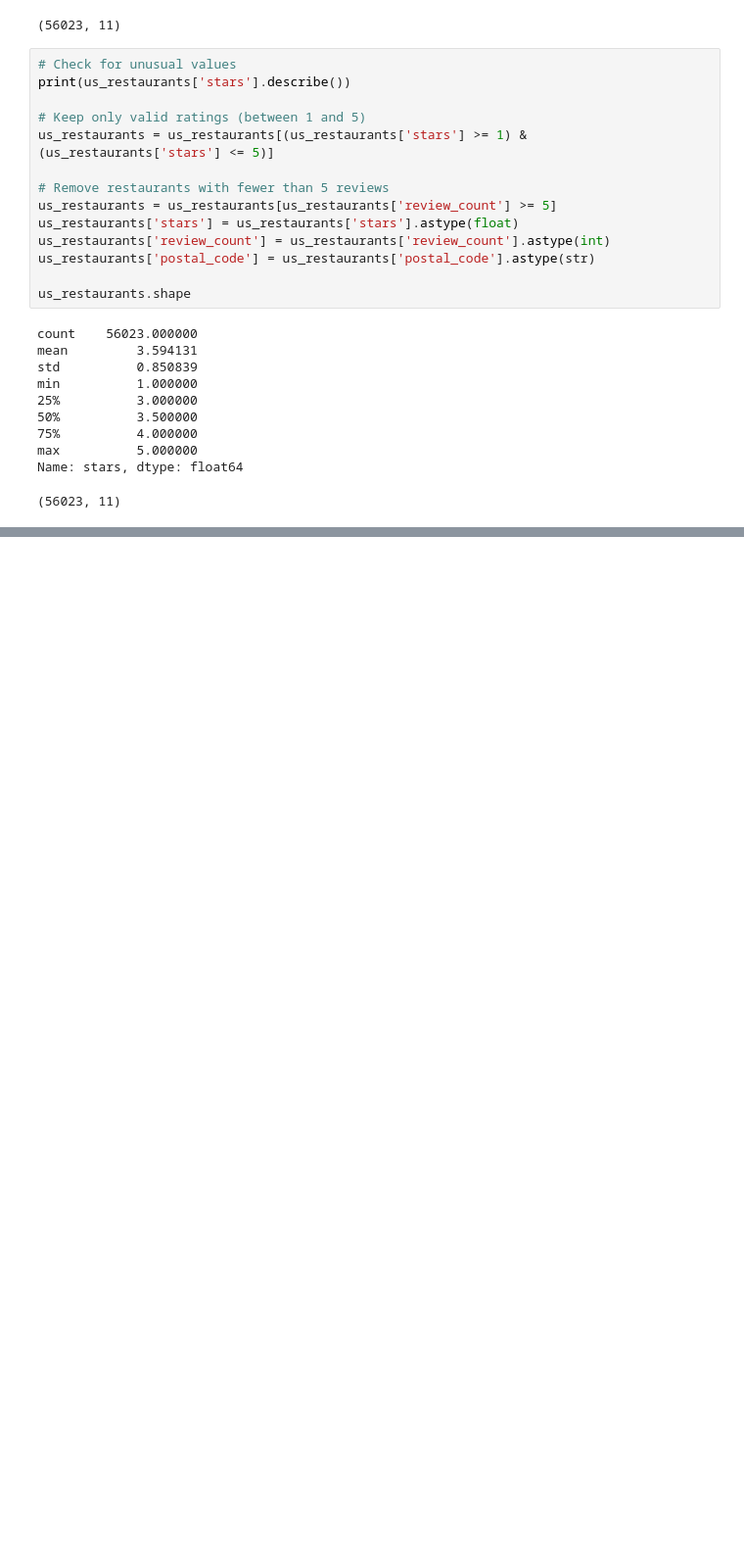
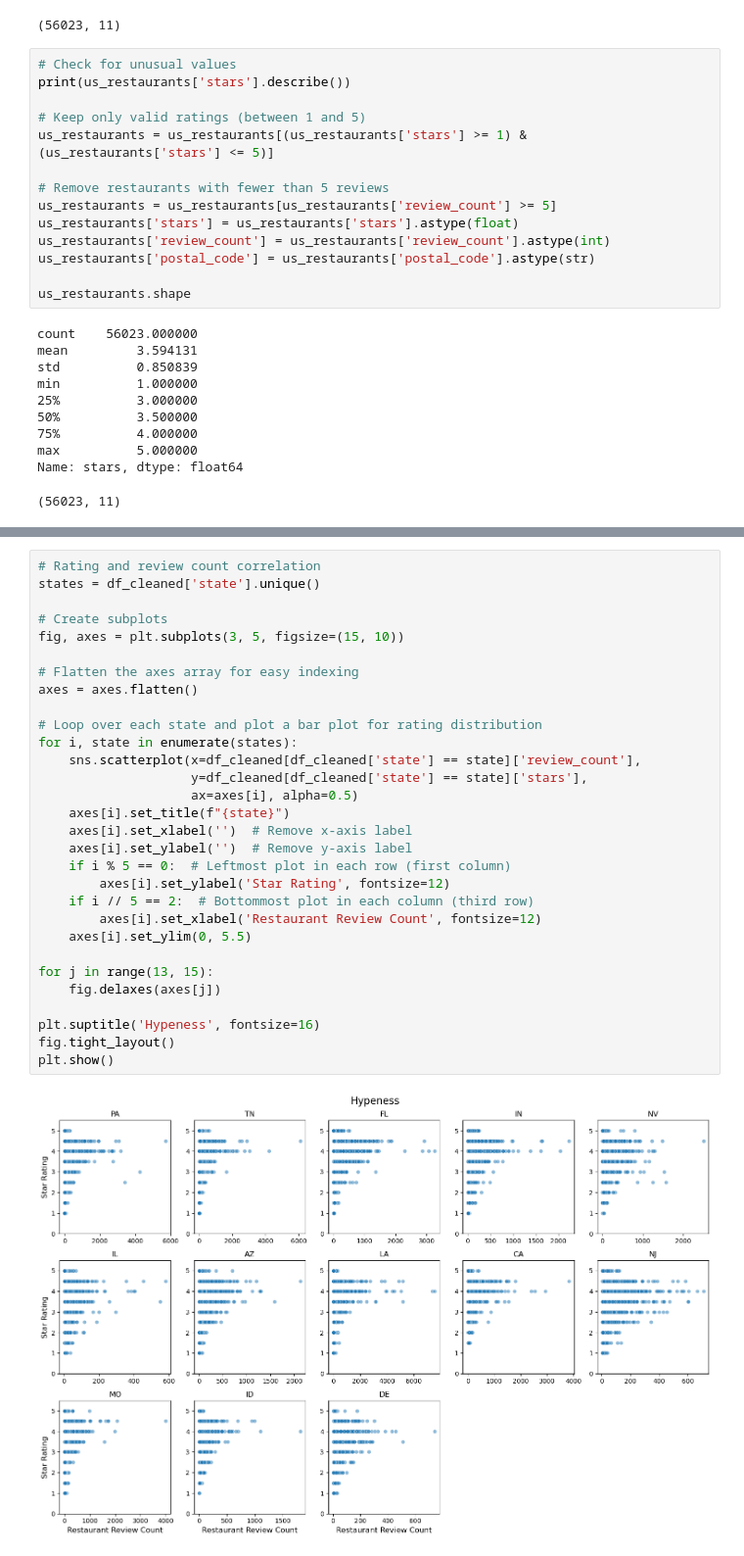
Before and after one commit to HongyuMu/Restaurant-Recommendation-Engine, a Jupyter notebook: Data Related/Yelp_Data.ipynb, the cells around one changed output, grey strips where cells are left out. Shown: that part at 98% size. Cells and saved outputs as stored; diff of their text form; blank space fills up the shorter version.

```diff
--- a/Data Related/Yelp_Data.ipynb
+++ b/Data Related/Yelp_Data.ipynb
@@ -177,0 +202,32 @@ df_cleaned.head()
+# %%
+# Rating and review count correlation
+states = df_cleaned['state'].unique()
+
+# Create subplots
+fig, axes = plt.subplots(3, 5, figsize=(15, 10))
+
+# Flatten the axes array for easy indexing
+axes = axes.flatten()
+
+# Loop over each state and plot a bar plot for rating distribution
+for i, state in enumerate(states):
+    sns.scatterplot(x=df_cleaned[df_cleaned['state'] == state]['review_count'],
+                    y=df_cleaned[df_cleaned['state'] == state]['stars'],
+                    ax=axes[i], alpha=0.5)
+    axes[i].set_title(f"{state}")
+    axes[i].set_xlabel('')  # Remove x-axis label
+    axes[i].set_ylabel('')  # Remove y-axis label
+    if i % 5 == 0:  # Leftmost plot in each row (first column)
+        axes[i].set_ylabel('Star Rating', fontsize=12)
+    if i // 5 == 2:  # Bottommost plot in each column (third row)
+        axes[i].set_xlabel('Restaurant Review Count', fontsize=12)
+    axes[i].set_ylim(0, 5.5)
+
+for j in range(13, 15):
+    fig.delaxes(axes[j])
+
+plt.suptitle('Hypeness', fontsize=16)
+fig.tight_layout()
+plt.show()
+# %% [output]
+[figure, added]
```
Also changed, not shown: parts of 6 cells of this notebook.
